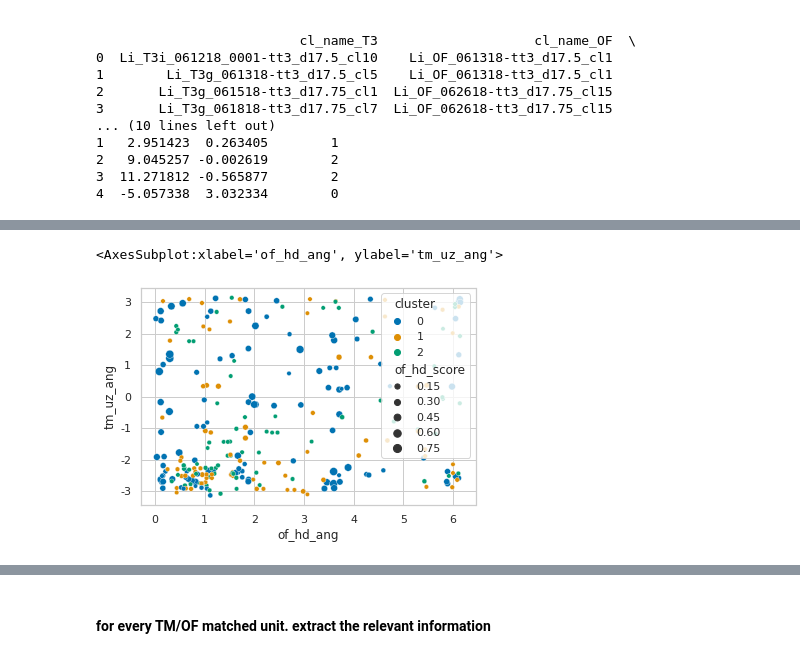
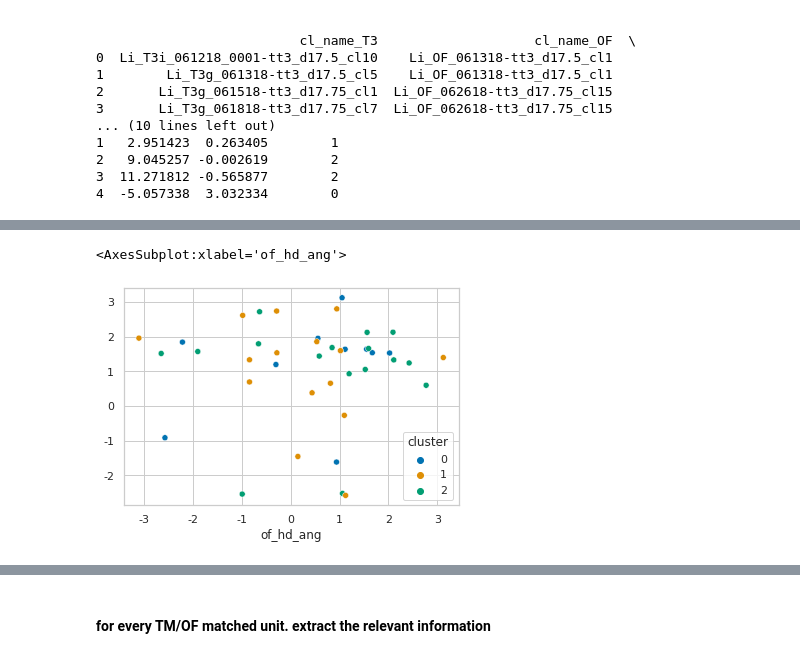
Before and after one commit to alexgonzl/TMA, a Jupyter notebook: Notebooks/TM/clustered_head_direction_analyses.ipynb, the cells around one changed output, grey strips where cells are left out. Drawn from its saved outputs; the diff is of its cells as text; code cells hidden in the pictures.

```diff
--- a/Notebooks/TM/clustered_head_direction_analyses.ipynb
+++ b/Notebooks/TM/clustered_head_direction_analyses.ipynb
@@ -78,2 +75,5 @@ info = ei.SummaryInfo()
 # %%
-table = info.get_hd_tm_scores_matched_clusters_data()
+%%time
+ei = reload(ei)
+info = ei.SummaryInfo()
+table = info.get_hd_tm_scores_matched_clusters_data(overwrite=True)
@@ -97,37 +82,0 @@ Index(['match_cl_id', 'match_pair_number', 'cluster', 'subject', 'umap_1',
-# %%
-cols = []
-angs = np.zeros(6)
-cnt = 0
-for ang, seg in zip([np.pi/6, np.pi/2, 5/6*np.pi],['right','stem', 'left']):
-    for s, c in zip([1,-1],['cue', 'rw']):
-        cols.append(f'tm_uz_{seg}_{c}')
-        angs[cnt] = s*ang +np.pi/2
-        cnt+=1
-
-Mag = table[cols]
-ang_mat = np.tile(np.exp(angs*1j),[Mag.shape[0],1])
-R = np.nansum(Mag*ang_mat,axis=1).astype(complex)
-
-table[f'tm_uz_mag'] = np.abs(R)
-table[f'tm_uz_ang'] = np.angle(R)
-table.loc[np.abs(R)==0,f'tm_uz_ang'] = np.nan
-#     table[f'tm_uz_ang_{c}'] = np.angle(R) + np.pi
-
-#     angles = np.arange(np.pi/6,2*np.pi,2/3*np.pi)
-#     ang_mat = np.tile(np.exp(angles*1j),[Mag.shape[0],1])
-#     R = np.nansum(Mag*ang_mat,axis=1).astype(complex)
-
-
-
-# for c in ['cue', 'rw']:
-#     vals = [f'tm_uz_right_{c}', f'tm_uz_left_{c}', f'tm_uz_stem_{c}']
-
-#     Mag = table[vals]
-
-#     angles = np.arange(np.pi/6,2*np.pi,2/3*np.pi)
-#     ang_mat = np.tile(np.exp(angles*1j),[Mag.shape[0],1])
-#     R = np.nansum(Mag*ang_mat,axis=1).astype(complex)
-
-#     table[f'tm_uz_mag_{c}'] = np.abs(R)
-#     table[f'tm_uz_ang_{c}'] = np.angle(R) + np.pi
-#     table.loc[np.abs(R)==0,f'tm_uz_ang_{c}'] = np.nan
@@ -165,5 +154,5 @@ Name: tm_uz_ang, Length: 307, dtype: float64
 # %%
-sns.scatterplot(x='of_hd_ang',y='tm_uz_ang',size='of_hd_score', hue='cluster', data=table, palette='colorblind')
+sns.scatterplot(x='of_hd_ang',y=np.angle(table['tm_All']), hue='cluster', data=table, palette='colorblind')
 # %% [output]
-<AxesSubplot:xlabel='of_hd_ang', ylabel='tm_uz_ang'>
+<AxesSubplot:xlabel='of_hd_ang'>
-[figure, old version]
+[figure, new version]
```
Also changed, not shown: parts of 88 cells of this notebook, 7 other files.
